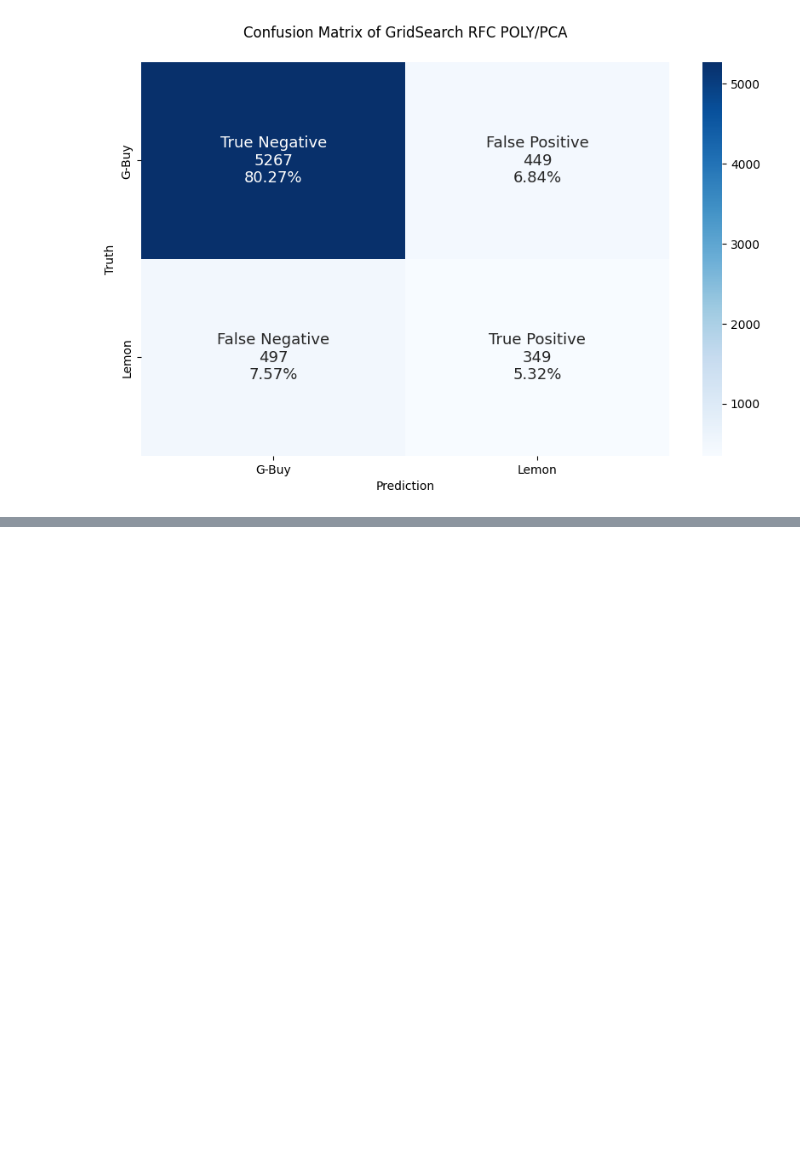
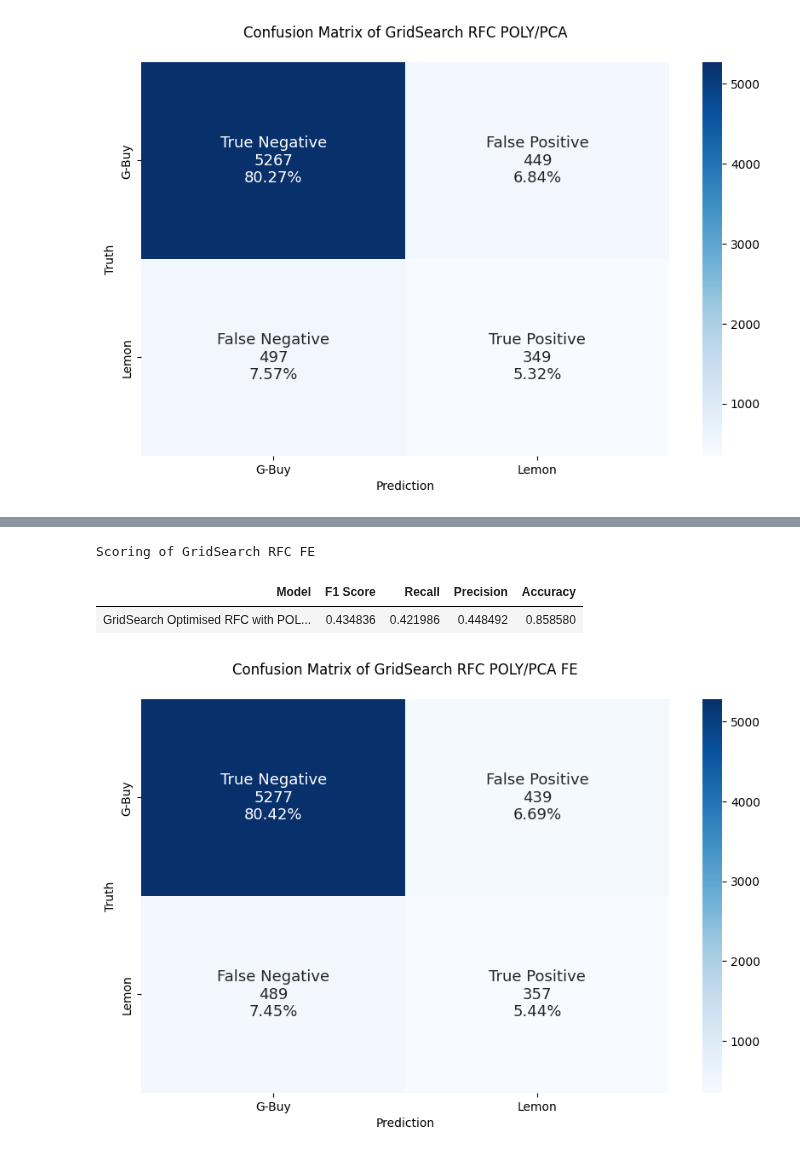
Before and after one commit to Joe-ElM/Used-Cars-Sales, a Jupyter notebook: Notebooks/DT & RF Model.ipynb, the cells around one changed output, grey strips where cells are left out. Drawn from its saved outputs; the diff is of its cells as text; code cells hidden in the pictures; blank space fills up the shorter version.

```diff
--- a/Notebooks/DT & RF Model.ipynb
+++ b/Notebooks/DT & RF Model.ipynb
@@ -520,0 +708,2 @@ pickle.dump(optimised_rfc_poly_pca_grid, open(directory_path + "\\" + filename,
+# %%
+model_rfc_poly_pca_FE_grid.fit(X_train_copy, y_train)
@@ -520,0 +728,18 @@ pickle.dump(optimised_rfc_poly_pca_grid, open(directory_path + "\\" + filename,
+# %%
+optimised_rfc_poly_pca_FE_grid   = model_rfc_poly_pca_FE_grid.best_estimator_
+optimised_rfc_poly_pca_FE_params = model_rfc_poly_pca_FE_grid.best_params_
+pred_rfc_poly_pca_FE_grid        = model_rfc_poly_pca_FE_grid.predict(X_test_copy)
+
+f1_rfc_poly_pca_FE_grid          = f1_score(y_test       , pred_rfc_poly_pca_FE_grid)
+recall_rfc_poly_pca_FE_grid      = recall_score(y_test   , pred_rfc_poly_pca_FE_grid)
+precision_rfc_poly_pca_FE_grid   = precision_score(y_test, pred_rfc_poly_pca_FE_grid)
+accuracy_rfc_poly_pca_FE_grid    = accuracy_score(y_test , pred_rfc_poly_pca_FE_grid)
+
+
+grid_rfc_poly_pca_FE_metrics     = pd.DataFrame({
+                                            'Model'    : ['GridSearch Optimised RFC with POLY/PCA FE'],
+                                            'F1 Score' : [f1_rfc_poly_pca_FE_grid],
+                                            'Recall'   : [recall_rfc_poly_pca_FE_grid],
+                                            'Precision': [precision_rfc_poly_pca_FE_grid],
+                                            'Accuracy' : [accuracy_rfc_poly_pca_FE_grid]
+                                            })
@@ -520,0 +768,9 @@ pickle.dump(optimised_rfc_poly_pca_grid, open(directory_path + "\\" + filename,
+# %%
+print('Scoring of GridSearch RFC FE')
+display(grid_rfc_poly_pca_FE_metrics.style.hide())
+Confusion_Matrix_Func(y_test, pred_rfc_poly_pca_FE_grid, 'GridSearch RFC POLY/PCA FE')
+# %% [output]
+Scoring of GridSearch RFC FE
+| Model | F1 Score | Recall | Precision | Accuracy |
+| GridSearch Optimised RFC with POL... | 0.434836 | 0.421986 | 0.448492 | 0.858580 |
+[figure, added]
```
Also changed, not shown: parts of 18 cells of this notebook, 1 other file.
